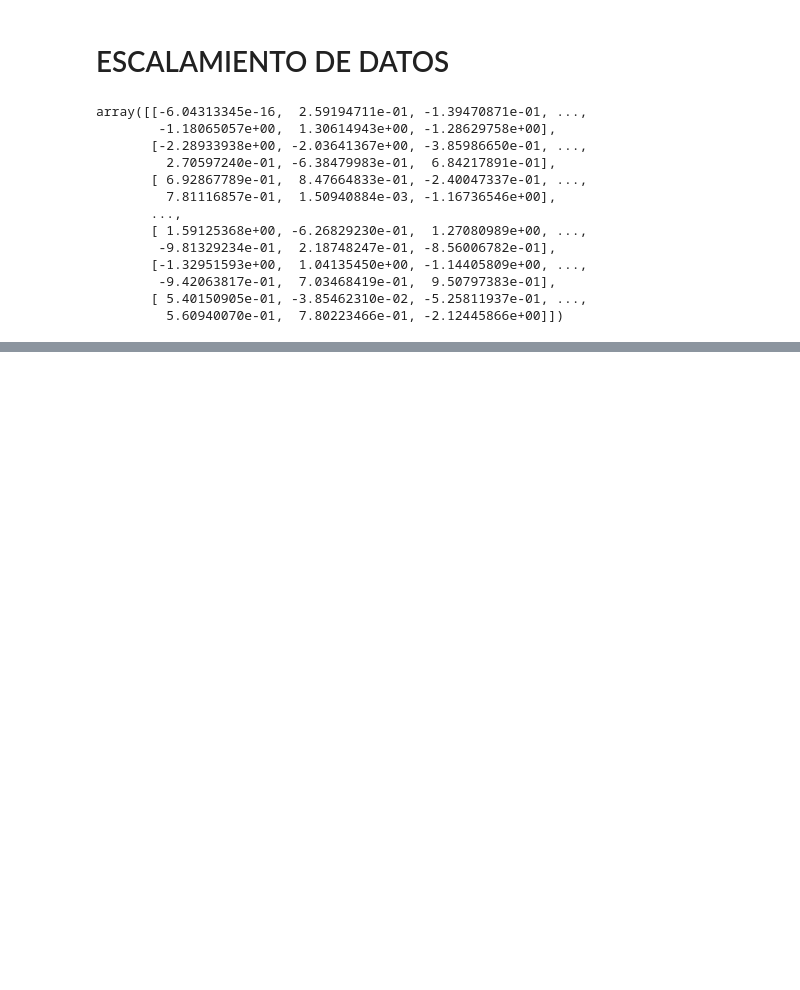
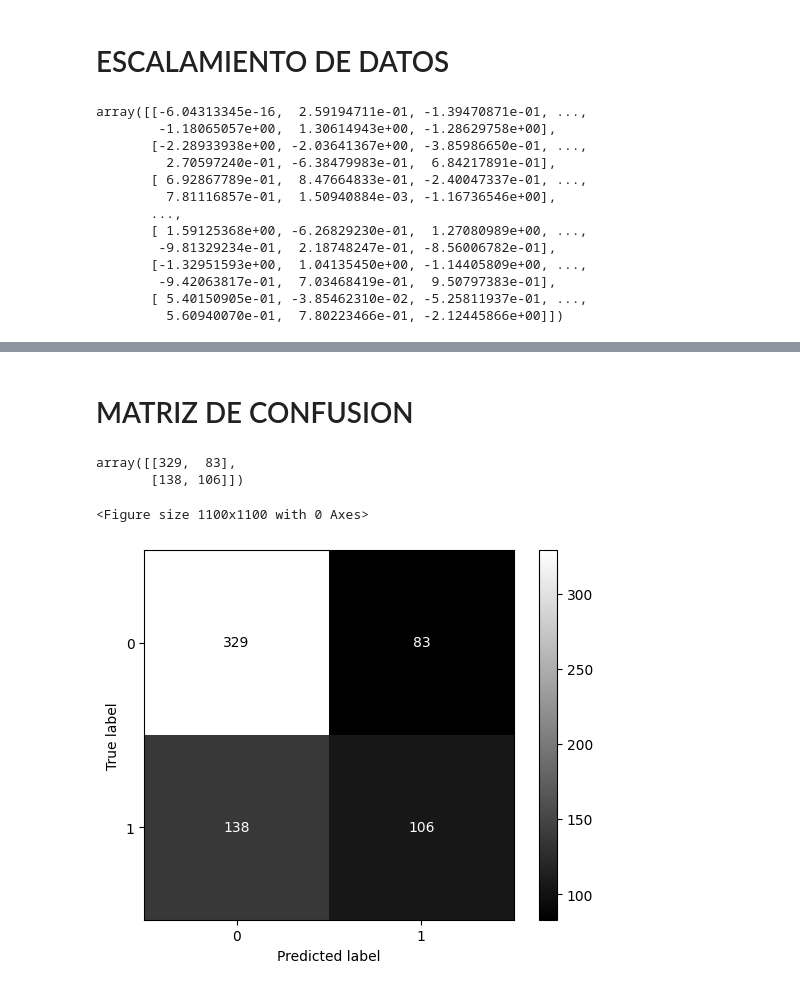
Before and after one commit to cesarmayta/BOOTCAMP_DSG1, a Jupyter notebook: dia2/02_red_clasificacion_agua.ipynb, the cells around one changed output, grey strips where cells are left out. Drawn from its saved outputs; the diff is of its cells as text; code cells hidden in the pictures; blank space fills up the shorter version.

```diff
--- a/dia2/02_red_clasificacion_agua.ipynb
+++ b/dia2/02_red_clasificacion_agua.ipynb
@@ -127,0 +141,11 @@ array([[-6.04313345e-16,  2.59194711e-01, -1.39470871e-01, ...,
+# %%
+red = Sequential()
+entrada = Dense(units=5,activation='relu')
+oculta1 = Dense(units=5,activation='relu')
+salida = Dense(units=1,activation='sigmoid')
+
+red.add(entrada)
+red.add(oculta1)
+red.add(salida)
+
+red
@@ -127,0 +156,6 @@ array([[-6.04313345e-16,  2.59194711e-01, -1.39470871e-01, ...,
+# %%
+red.compile(
+    optimizer = tf.keras.optimizers.RMSprop(learning_rate=0.01),
+    loss = 'binary_crossentropy',
+    metrics = ['accuracy']
+)
@@ -127,0 +164,2 @@ array([[-6.04313345e-16,  2.59194711e-01, -1.39470871e-01, ...,
+# %%
+model1 = red.fit(X_train,y_train,batch_size=30,epochs=100)
@@ -127,0 +186,8 @@ array([[-6.04313345e-16,  2.59194711e-01, -1.39470871e-01, ...,
+# %%
+from sklearn.metrics import accuracy_score,confusion_matrix,ConfusionMatrixDisplay
+
+y_pred = red.predict(X_test)
+y_pred = np.round(y_pred)
+
+score = accuracy_score(y_test,y_pred)
+print(f'el score de validacion y predicción es {score}')
@@ -127,0 +197,17 @@ array([[-6.04313345e-16,  2.59194711e-01, -1.39470871e-01, ...,
+# %% [markdown]
+# MATRIZ DE CONFUSION
+# %%
+matrix = confusion_matrix(y_test,y_pred)
+matrix
+# %% [output]
+array([[329,  83],
+       [138, 106]])
+# %%
+fig = plt.figure(figsize=(11,11))
+cm = confusion_matrix(y_test, y_pred)
+disp = ConfusionMatrixDisplay(confusion_matrix = cm)
+disp.plot(cmap='gray')
+plt.show()
+# %% [output]
+<Figure size 1100x1100 with 0 Axes>
+[figure, added]
```
Also changed, not shown: parts of 10 cells of this notebook.
